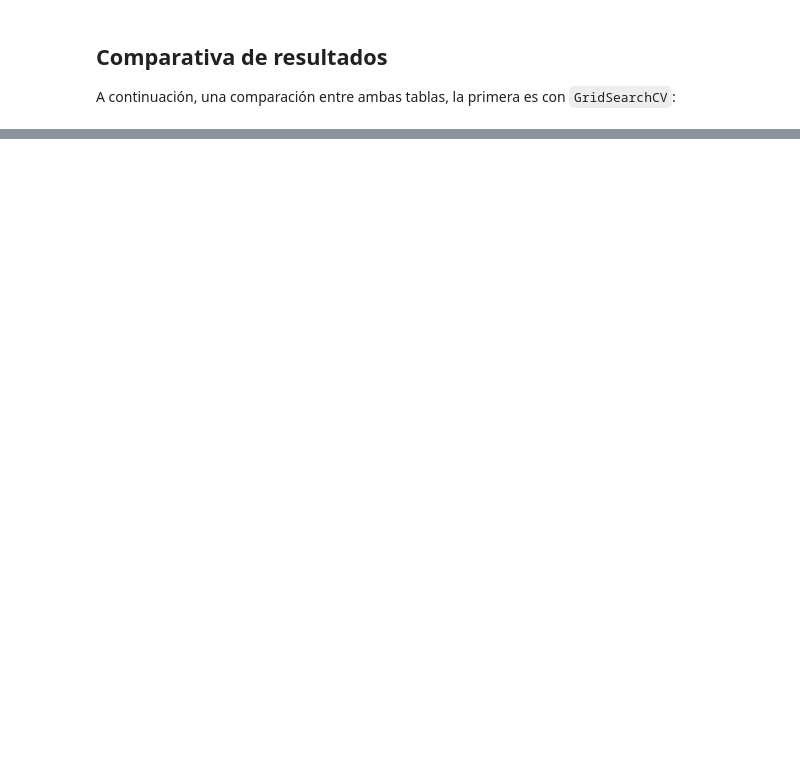
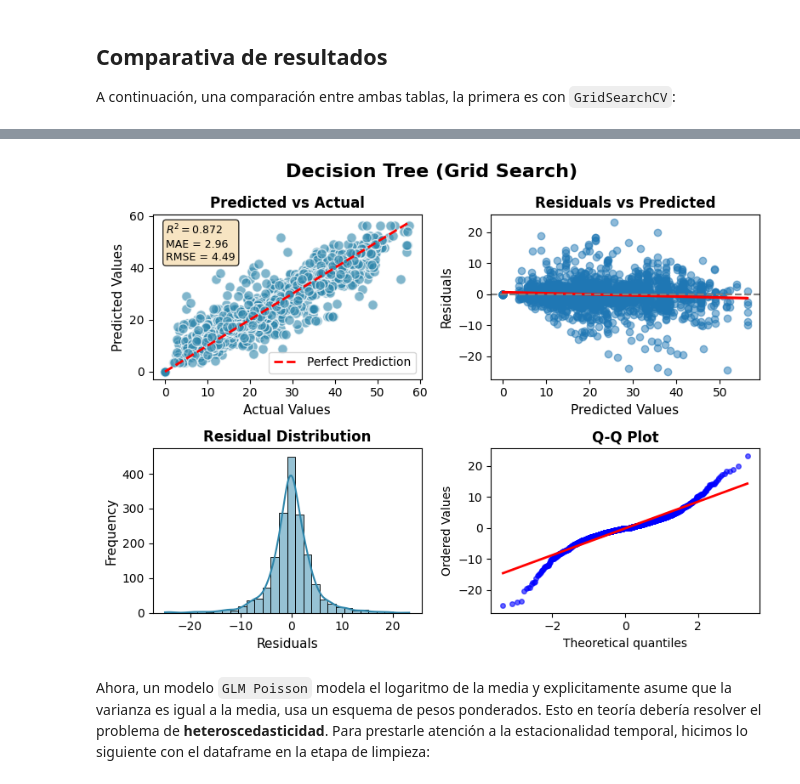
Before and after one commit to MelodiousZero/proyecto_modulo_5, a Jupyter notebook: src/ML/showcase_of_results.ipynb, the cells around one changed output, grey strips where cells are left out. Drawn from its saved outputs; the diff is of its cells as text; code cells hidden in the pictures; blank space fills up the shorter version.

```diff
--- a/src/ML/showcase_of_results.ipynb
+++ b/src/ML/showcase_of_results.ipynb
@@ -227,0 +251,6 @@ comparacion.most_important_features()
+# %%
+comparacion.plot_results(y_predictions["decision_tree"],"Decision Tree (Grid Search)")
+# %% [output]
+[figure, added]
+# %% [markdown]
+Ahora, un modelo `GLM Poisson` modela el logaritmo de la media y explicitamente asume que la varianza es igual a la media, usa un esquema de pesos ponderados. Esto en teoría debería resolver el problema de **heteroscedasticidad**. Para prestarle atención a la estacionalidad temporal, hicimos lo siguiente con el dataframe en la etapa de limpieza:
```
Also changed, not shown: parts of 33 cells of this notebook, 3 other files.
